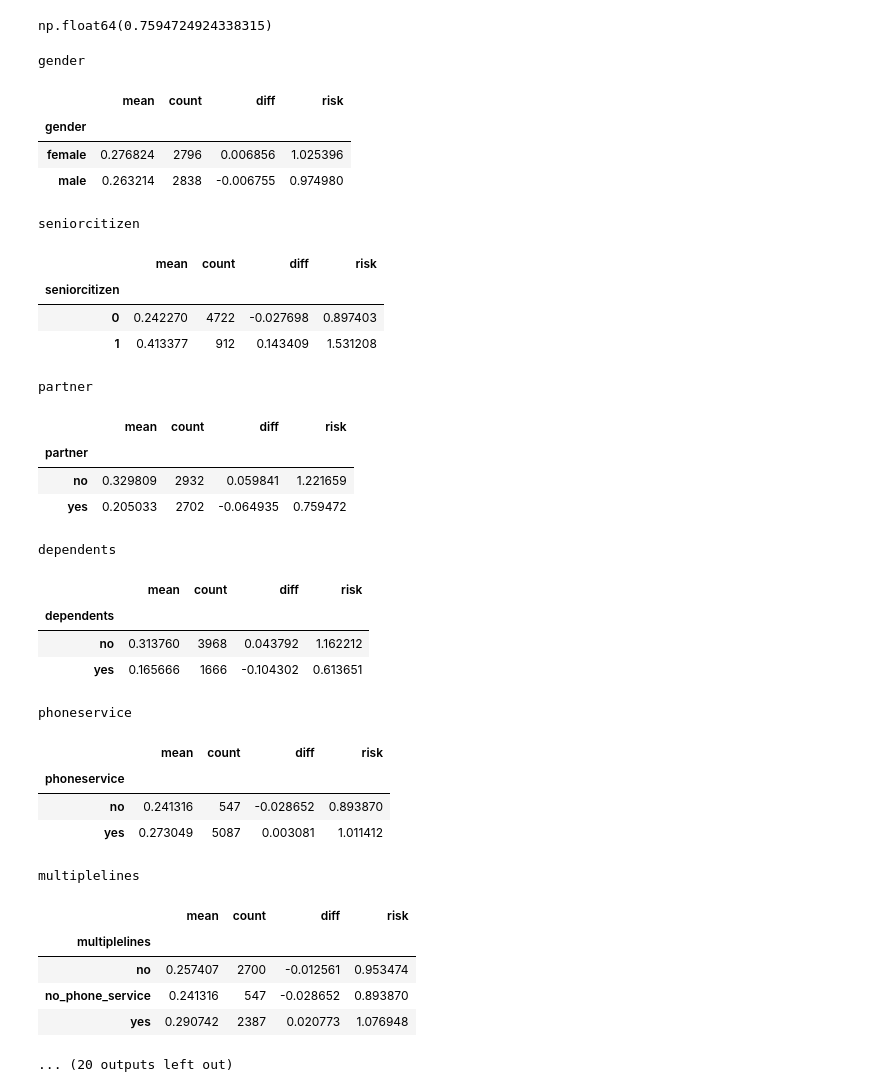
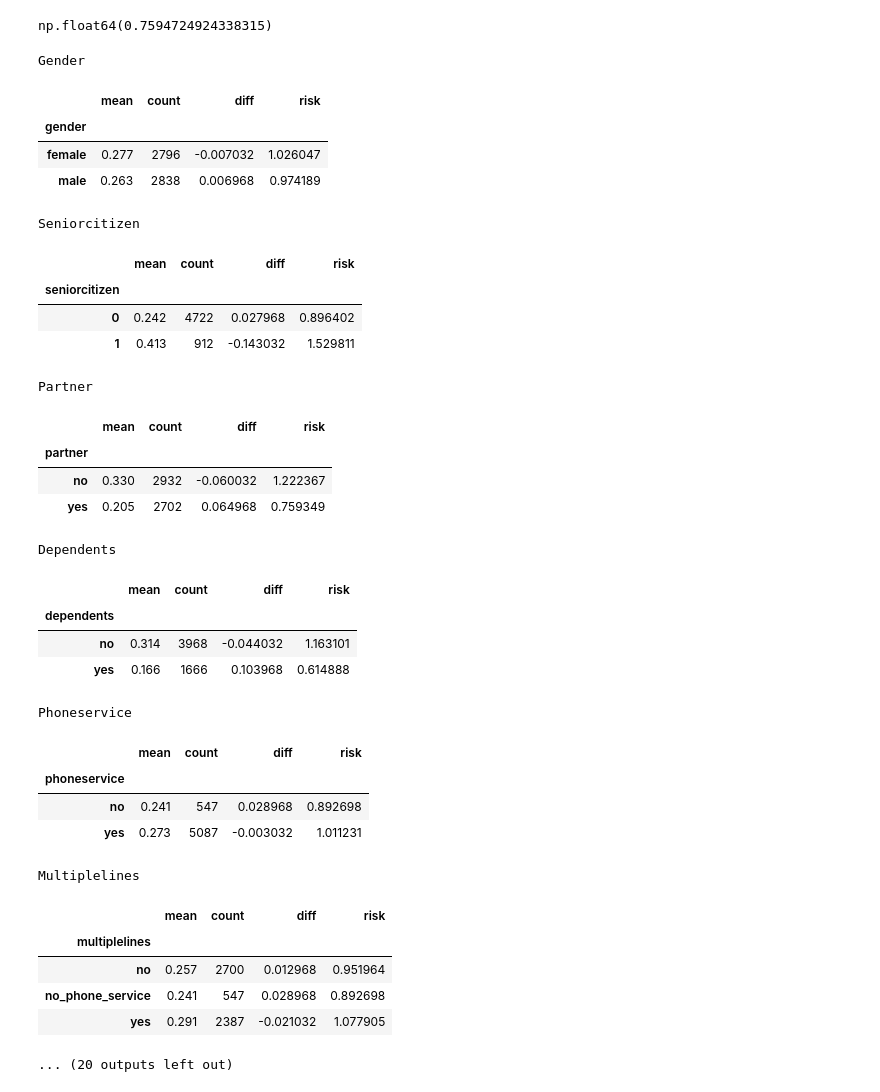
Before and after one commit to KylerSpradling/MLZoomCamp, a Jupyter notebook: 03-classification/Notebook/Classification_notes.ipynb, the cells around one changed output. Cells and saved outputs as stored; diff of their text form; code cells hidden in the pictures.

```diff
--- a/03-classification/Notebook/Classification_notes.ipynb
+++ b/03-classification/Notebook/Classification_notes.ipynb
@@ -367,43 +381,43 @@ np.float64(0.7594724924338315)
 from IPython.display import display
 # %%
 for c in cat_cols:
-    print(c)
-    df_group = df_full_train.groupby(c)['churn'].agg(['mean','count'])
-    df_group['diff'] = df_group['mean'] - global_churn
+    print(c.title())
+    df_group = df_full_train.groupby(c)['churn'].agg(['mean','count']).round(3)
+    df_group['diff'] =  global_churn - df_group['mean']
     df_group['risk'] = df_group['mean'] / global_churn
     display(df_group)
     print()
     print()
 # %% [output]
-gender
+Gender
 |  | mean | count | diff | risk |
 | gender |  |  |  |  |
-| female | 0.276824 | 2796 | 0.006856 | 1.025396 |
-| male | 0.263214 | 2838 | -0.006755 | 0.974980 |
+| female | 0.277 | 2796 | -0.007032 | 1.026047 |
+| male | 0.263 | 2838 | 0.006968 | 0.974189 |
-seniorcitizen
+Seniorcitizen
 |  | mean | count | diff | risk |
 | seniorcitizen |  |  |  |  |
-| 0 | 0.242270 | 4722 | -0.027698 | 0.897403 |
-| 1 | 0.413377 | 912 | 0.143409 | 1.531208 |
+| 0 | 0.242 | 4722 | 0.027968 | 0.896402 |
+| 1 | 0.413 | 912 | -0.143032 | 1.529811 |
-partner
+Partner
 |  | mean | count | diff | risk |
 | partner |  |  |  |  |
-| no | 0.329809 | 2932 | 0.059841 | 1.221659 |
-| yes | 0.205033 | 2702 | -0.064935 | 0.759472 |
+| no | 0.330 | 2932 | -0.060032 | 1.222367 |
+| yes | 0.205 | 2702 | 0.064968 | 0.759349 |
-dependents
+Dependents
 |  | mean | count | diff | risk |
 | dependents |  |  |  |  |
-| no | 0.313760 | 3968 | 0.043792 | 1.162212 |
-| yes | 0.165666 | 1666 | -0.104302 | 0.613651 |
+| no | 0.314 | 3968 | -0.044032 | 1.163101 |
+| yes | 0.166 | 1666 | 0.103968 | 0.614888 |
-phoneservice
+Phoneservice
 |  | mean | count | diff | risk |
 | phoneservice |  |  |  |  |
-| no | 0.241316 | 547 | -0.028652 | 0.893870 |
-| yes | 0.273049 | 5087 | 0.003081 | 1.011412 |
+| no | 0.241 | 547 | 0.028968 | 0.892698 |
+| yes | 0.273 | 5087 | -0.003032 | 1.011231 |
-multiplelines
+Multiplelines
 |  | mean | count | diff | risk |
 | multiplelines |  |  |  |  |
-| no | 0.257407 | 2700 | -0.012561 | 0.953474 |
-| no_phone_service | 0.241316 | 547 | -0.028652 | 0.893870 |
-| yes | 0.290742 | 2387 | 0.020773 | 1.076948 |
+| no | 0.257 | 2700 | 0.012968 | 0.951964 |
+| no_phone_service | 0.241 | 547 | 0.028968 | 0.892698 |
+| yes | 0.291 | 2387 | -0.021032 | 1.077905 |
 ... (20 outputs left out)
```
Also changed, not shown: parts of 16 cells of this notebook.
